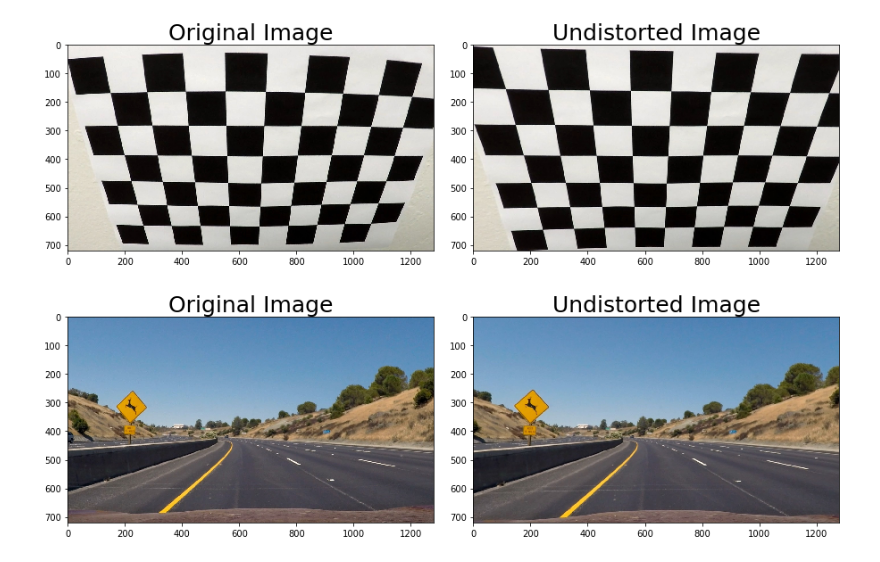
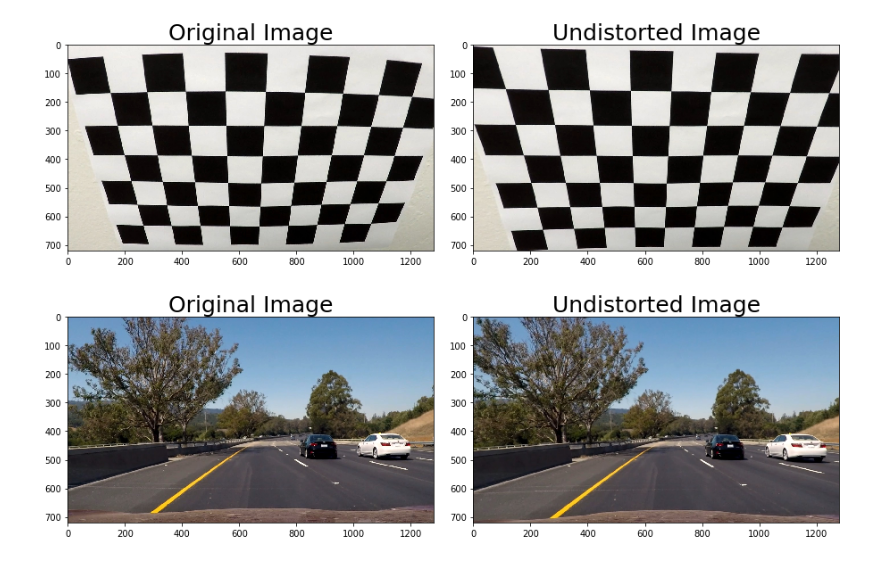
Before and after one commit to KenOverholt/CarND-Advanced-Lane-Lines, a Jupyter notebook: Advanced Lane Finding.ipynb, the cells around one changed output. Drawn from its saved outputs; the diff is of its cells as text; code cells hidden in the pictures.

```diff
--- a/Advanced Lane Finding.ipynb
+++ b/Advanced Lane Finding.ipynb
@@ -67,19 +67,19 @@ plt.show()
 # %%
 #Apply distortion correction to a road image
 
-fname = 'test_images\\test2.jpg' #select an original image to display
+fname = 'test_images\\test6.jpg' #select an original image to display
 original_img = mpimg.imread(fname) # read the original image into an numpy array
 undistorted_img = cv2.undistort(original_img, mtx, dist, None, mtx)
 f, (ax1, ax2) = plt.subplots(1, 2, figsize=(12, 5))
 f.tight_layout()
 ax1.imshow(original_img)
 ax1.set_title('Original Image', fontsize=25)
 ax2.imshow(undistorted_img)
 ax2.set_title('Undistorted Image', fontsize=25)
 plt.subplots_adjust(left=0., right=1, top=0.9, bottom=0.)
 plt.show()
 # %% [output]
-[figure, old version]
+[figure, new version]
 # %%
 # Use color transforms, gradients, etc., to create a thresholded binary image.
 
```
Also changed, not shown: parts of 6 cells of this notebook, 8 other files.
